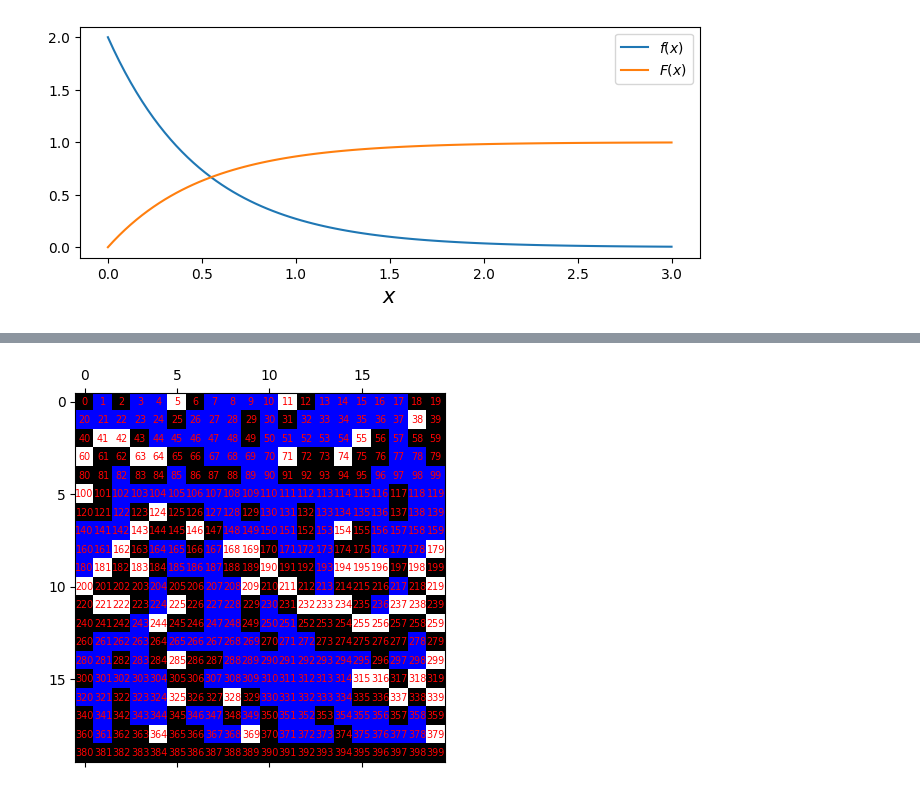
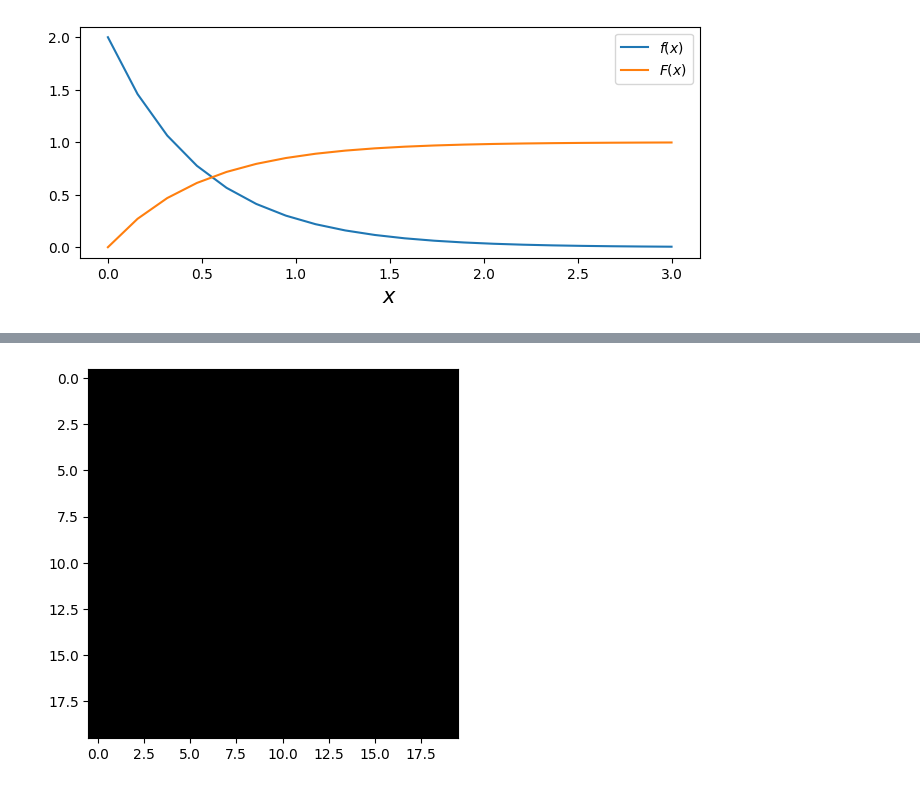
Before and after one commit to FMurray/toy-problems, a Jupyter notebook: src/dynamic_connectivity/percolation.ipynb, the cells around one changed output, grey strips where cells are left out. Cells and saved outputs as stored; diff of their text form; code cells hidden in the pictures.

```diff
--- a/src/dynamic_connectivity/percolation.ipynb
+++ b/src/dynamic_connectivity/percolation.ipynb
@@ -6,4 +7,4 @@ import sympy as smp
 # %%
 from toy_problems import QuickUnion
 # %%
-n = 50
+n = 20
@@ -32,7 +23,7 @@ plt.show()
 # %% [output]
 [figure]
 # %%
-Us = np.random.rand(400)
+Us = np.random.rand(n ** 2)
 F_inv_Us = -np.log(1-Us)/2
 # %%
 plt.figure(figsize=(8, 3))
@@ -44,4 +35,4 @@ plt.show()
 # %%
-rs = np.reshape(F_inv_Us, (20,-1))
+rs = np.reshape(F_inv_Us, (n,-1))
 # %%
 pgrid = rs < 0.5
@@ -58,47 +49,88 @@ pgrid_solv.shape
 # %%
-uf = QuickUnion(400)
+uf = QuickUnion(n**2)
 idx_grid = np.arange(pgrid.shape[0]**2).reshape(pgrid.shape[0], -1)
+pgrid_solv = np.zeros((len(pgrid), len(pgrid), 3), dtype=np.uint8)
+fig, ax = plt.subplots()
+im = plt.imshow(pgrid_solv, animated=True)
 
-for irow in range(0, pgrid.shape[0]):
-    print(pgrid[irow])
-    print(idx_grid[irow])
+# for irow in range(0, pgrid.shape[0]):
+#     if irow == pgrid.shape[0] - 1:
+#         break
+
+#     p_row = pgrid[irow]
+#     p_i_row = idx_grid[irow]
+#     q_row = pgrid[irow + 1]
+#     q_i_row = idx_grid[irow + 1]
+
+#     for i, p in enumerate(p_i_row):
+#         # if the cell is not open, skip
+#         if not p_row[i]:
+#             pgrid_solv[irow, i] = (0, 0, 0)
+#             continue
+#         elif p_row[i] and not q_row[i]:
+#             pgrid_solv[irow, i] = (0, 0, 255)
+
+#         # if the cell below is open, connect
+#         if q_row[i]:
+#             uf.union(p, q_i_row[i])
+#             pgrid_solv[irow, i] = (0, 0, 255)
+#             pgrid_solv[irow + 1, i] = (0, 0, 255)
+
+#             # keep connecting left and right until we find a closed cell
+#             l = i - 1
+#             r = i + 1
+#             while l >= 0 and p_row[l]:
+#                 uf.union(p, p_i_row[l])
+#                 pgrid_solv[irow, l] = (0, 0, 255)
+#                 l -= 1
+#             while r < len(p_row) and p_row[r]:
+#                 uf.union(p, p_i_row[r])
+#                 pgrid_solv[irow, r] = (0, 0, 255)
+#                 r += 1
+        # snapshots.append(pgrid_solv.copy())
+
+def perc_animated(frame):
+    irow = frame
+    out = pgrid_solv.copy()
     if irow == pgrid.shape[0] - 1:
-        break
+        return [im]
     p_row = pgrid[irow]
     p_i_row = idx_grid[irow]
     q_row = pgrid[irow + 1]
     q_i_row = idx_grid[irow + 1]
 
     for i, p in enumerate(p_i_row):
-        # print("irow: {}, i: {}, p: {}".format(irow, i, p))
         # if the cell is not open, skip
         if not p_row[i]:
-            pgrid_solv[irow, i] = (0, 0, 0)
+            out[irow, i] = (0, 0, 0)
             continue
+        elif p_row[i] and not q_row[i]:
+            out[irow, i] = (0, 0, 255)
 
         # if the cell below is open, connect
         if q_row[i]:
             uf.union(p, q_i_row[i])
-            pgrid_solv[irow, i] = (0, 0, 255)
+            out[irow, i] = (0, 0, 255)
+            out[irow + 1, i] = (0, 0, 255)
 
             # keep connecting left and right until we find a closed cell
             l = i - 1
             r = i + 1
             while l >= 0 and p_row[l]:
                 uf.union(p, p_i_row[l])
-                pgrid_solv[irow, l] = (0, 0, 255)
+                out[irow, l] = (0, 0, 255)
                 l -= 1
             while r < len(p_row) and p_row[r]:
                 uf.union(p, p_i_row[r])
-                pgrid_solv[irow, r] = (0, 0, 255)
+                out[irow, r] = (0, 0, 255)
                 r += 1
-        elif not q_row[i]:
-            pgrid_solv[irow, i] = (255, 255, 255)
+    im.set_data(out)
+    return [im]
 
-fig, ax = plt.subplots()
-plt.figure(figsize=(20, 20))
-ax.matshow(pgrid_solv)
-for p, x in np.ndenumerate(idx_grid):
-    ax.text(p[1], p[0], x, color="red", size="x-small", va='center', ha='center')
-plt.show()
+
+# plt.figure(figsize=(20, 20))
+# ax.matshow(pgrid_solv)
+# # for p, x in np.ndenumerate(idx_grid):
+# #     ax.text(p[1], p[0], x, color="red", size="x-small", va='center', ha='center')
+# plt.show()
 # %% [output]
@@ -123 +137 @@ Clipping input data to the valid range for imshow with RGB data ([0..1] for floa
-[figure, old version]
+[figure, new version]
```
Also changed, not shown: parts of 12 cells of this notebook, 1 other file.
